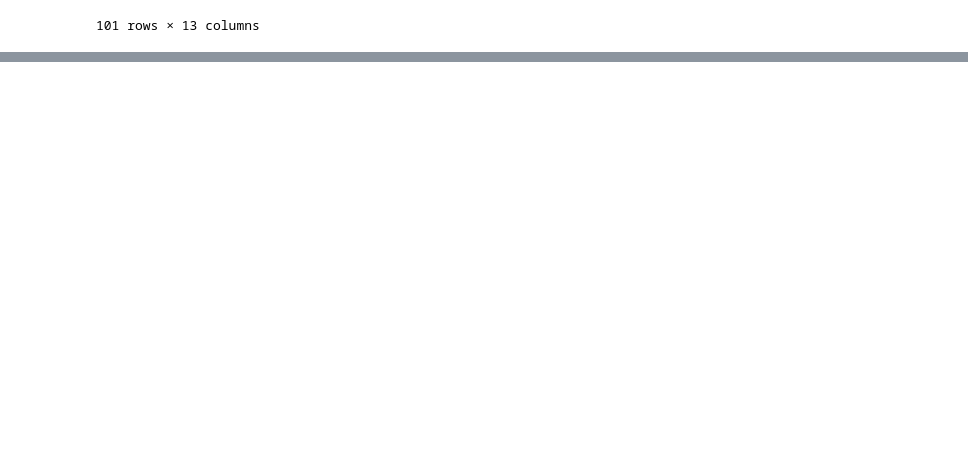
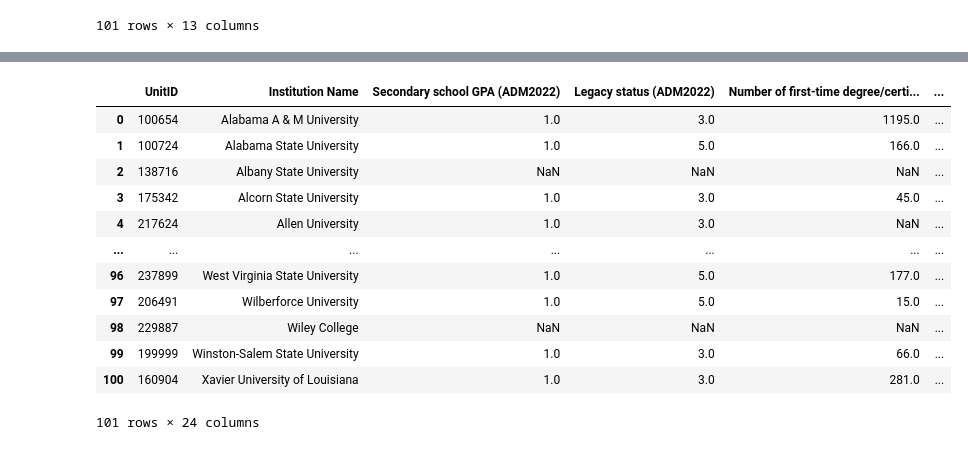
Before and after one commit to mhm516/HBCU_Analysis_Capstone, a Jupyter notebook: notebook/school_stats.ipynb, the cells around one changed output, grey strips where cells are left out. Cells and saved outputs as stored; diff of their text form; code cells hidden in the pictures; blank space fills up the shorter version.

```diff
--- a/notebook/school_stats.ipynb
+++ b/notebook/school_stats.ipynb
@@ -239,0 +306,17 @@ memory usage: 41.9+ KB
+# %%
+school_tests_gpas= pd.read_csv('../data/school_data/test_gpa.csv')
+school_tests_gpas
+# %% [output]
+|  | UnitID | Institution Name | Secondary school GPA (ADM2022) | Legacy status (ADM2022) | Number of first-time degree/certi... | ... |
+| 0 | 100654 | Alabama A & M University | 1.0 | 3.0 | 1195.0 | ... |
+| 1 | 100724 | Alabama State University | 1.0 | 5.0 | 166.0 | ... |
+| 2 | 138716 | Albany State University | NaN | NaN | NaN | ... |
+| 3 | 175342 | Alcorn State University | 1.0 | 3.0 | 45.0 | ... |
+| 4 | 217624 | Allen University | 1.0 | 3.0 | NaN | ... |
+| ... | ... | ... | ... | ... | ... | ... |
+| 96 | 237899 | West Virginia State University | 1.0 | 5.0 | 177.0 | ... |
+| 97 | 206491 | Wilberforce University | 1.0 | 5.0 | 15.0 | ... |
+| 98 | 229887 | Wiley College | NaN | NaN | NaN | ... |
+| 99 | 199999 | Winston-Salem State University | 1.0 | 3.0 | 66.0 | ... |
+| 100 | 160904 | Xavier University of Louisiana | 1.0 | 3.0 | 281.0 | ... |
+101 rows × 24 columns
```
Also changed, not shown: parts of 8 cells of this notebook.
